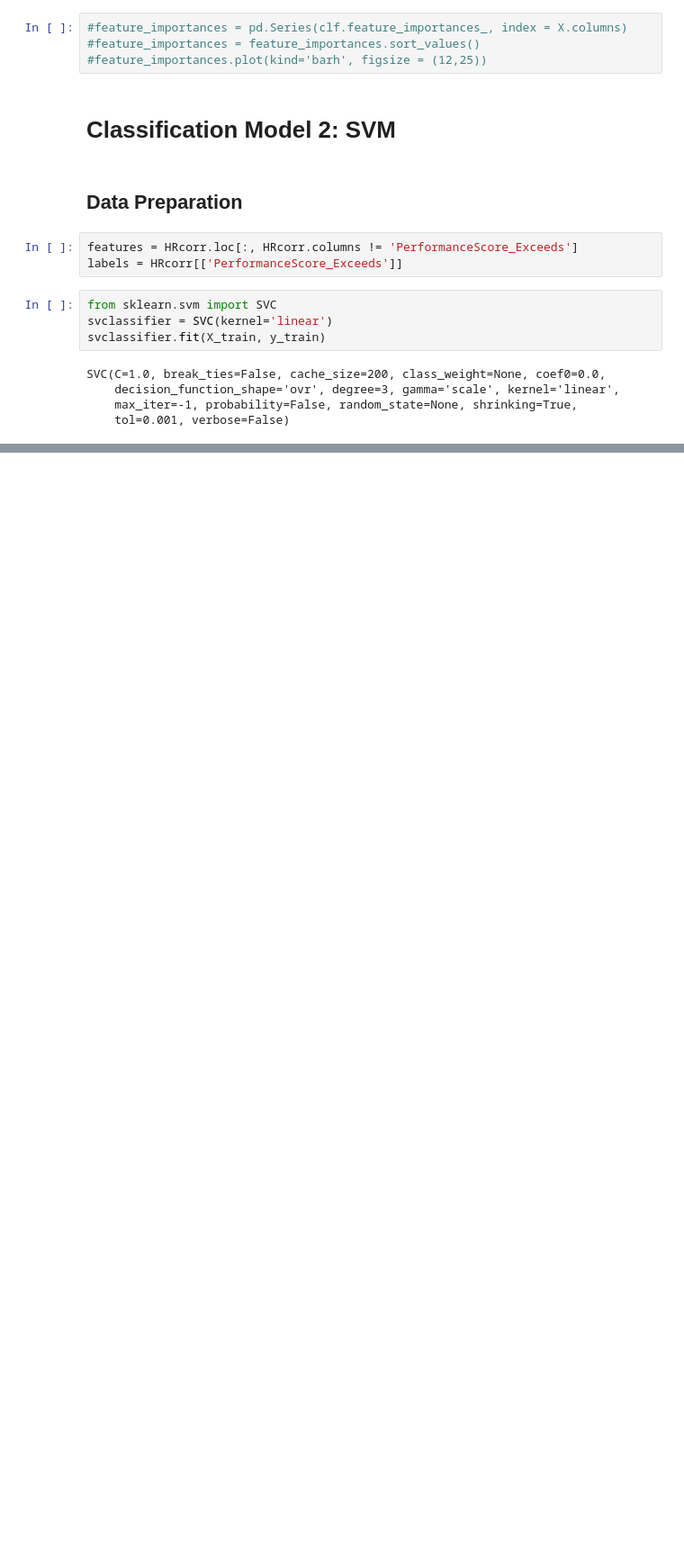
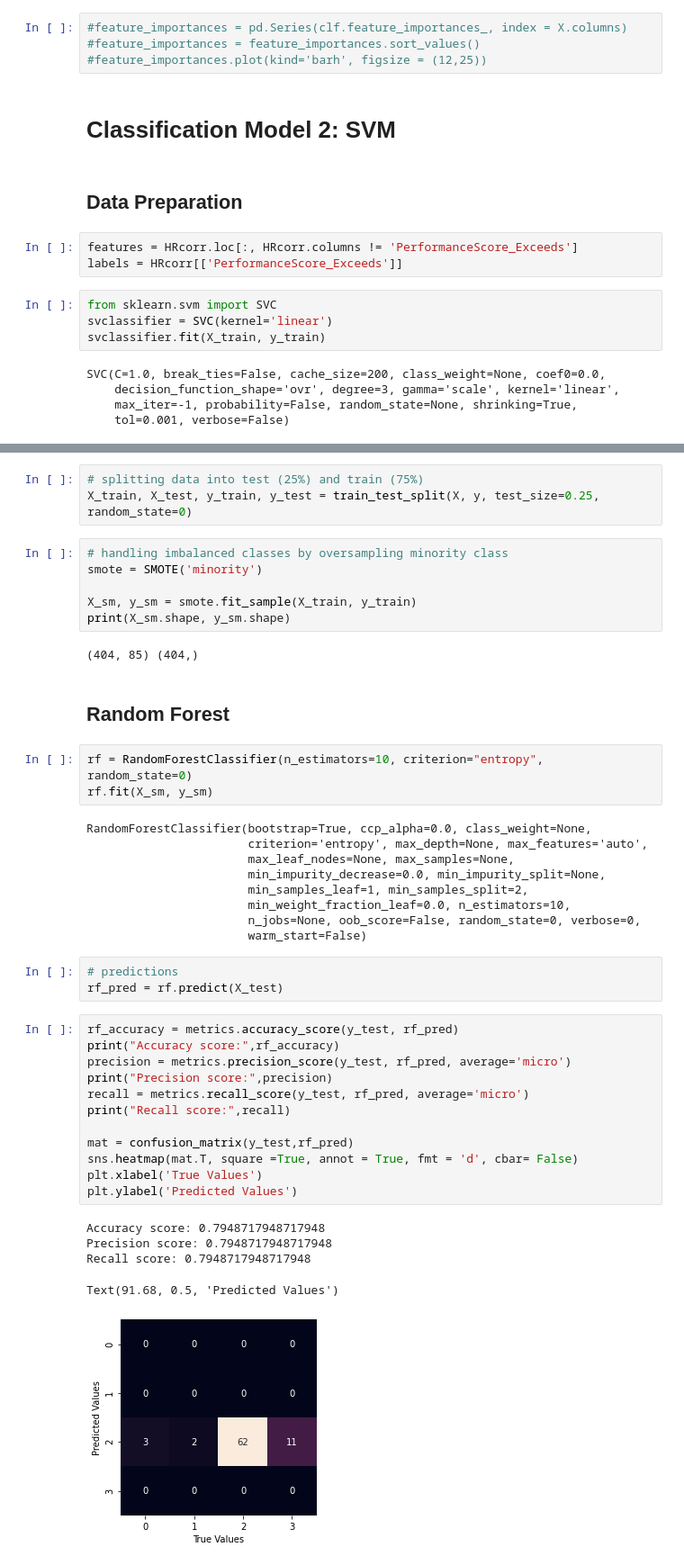
Before and after one commit to simonarahi/AI_HR, a Jupyter notebook: candidate_screening.ipynb, the cells around one changed output, grey strips where cells are left out. Shown at 90% size. Saved outputs shown, nothing was run; the diff lists cells and outputs as text; blank space fills up the shorter version.

```diff
--- a/candidate_screening.ipynb
+++ b/candidate_screening.ipynb
@@ -344,0 +454,46 @@ weighted avg       1.00      1.00      1.00        78
+# %%
+# splitting data into test (25%) and train (75%)
+X_train, X_test, y_train, y_test = train_test_split(X, y, test_size=0.25, random_state=0)
+# %%
+# handling imbalanced classes by oversampling minority class
+smote = SMOTE('minority')
+
+X_sm, y_sm = smote.fit_sample(X_train, y_train)
+print(X_sm.shape, y_sm.shape)
+# %% [output]
+(404, 85) (404,)
+# %% [markdown]
+## Random Forest
+# %%
+rf = RandomForestClassifier(n_estimators=10, criterion="entropy", random_state=0)
+rf.fit(X_sm, y_sm)
+# %% [output]
+RandomForestClassifier(bootstrap=True, ccp_alpha=0.0, class_weight=None,
+                       criterion='entropy', max_depth=None, max_features='auto',
+                       max_leaf_nodes=None, max_samples=None,
+                       min_impurity_decrease=0.0, min_impurity_split=None,
+                       min_samples_leaf=1, min_samples_split=2,
+                       min_weight_fraction_leaf=0.0, n_estimators=10,
+                       n_jobs=None, oob_score=False, random_state=0, verbose=0,
+                       warm_start=False)
+# %%
+# predictions
+rf_pred = rf.predict(X_test)
+# %%
+rf_accuracy = metrics.accuracy_score(y_test, rf_pred)
+print("Accuracy score:",rf_accuracy)
+precision = metrics.precision_score(y_test, rf_pred, average='micro')
+print("Precision score:",precision)
+recall = metrics.recall_score(y_test, rf_pred, average='micro')
+print("Recall score:",recall)
+
+mat = confusion_matrix(y_test,rf_pred)
+sns.heatmap(mat.T, square =True, annot = True, fmt = 'd', cbar= False)
+plt.xlabel('True Values')
+plt.ylabel('Predicted Values')
+# %% [output]
+Accuracy score: 0.7948717948717948
+Precision score: 0.7948717948717948
+Recall score: 0.7948717948717948
+Text(91.68, 0.5, 'Predicted Values')
+[figure, added]
```
Also changed, not shown: parts of 31 cells of this notebook.
